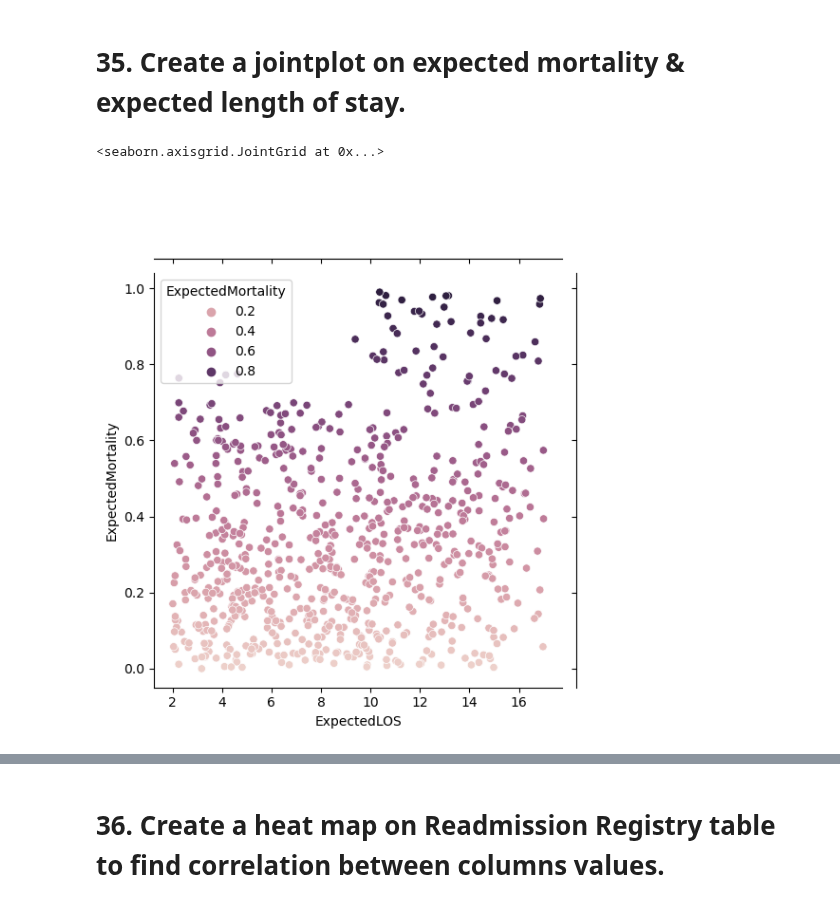
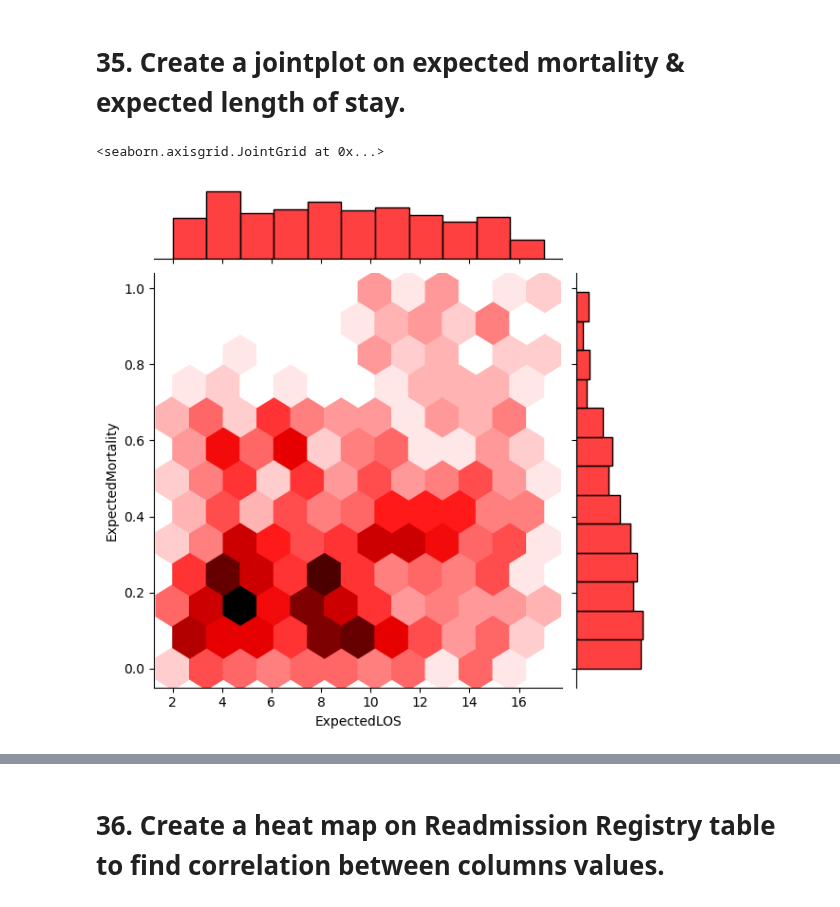
Before and after one commit to Amitha-sridhar/Py-Coders, a Jupyter notebook: Py Hack.ipynb, the cells around one changed output, grey strips where cells are left out. Drawn from its saved outputs; the diff is of its cells as text; code cells hidden in the pictures.

```diff
--- a/Py Hack.ipynb
+++ b/Py Hack.ipynb
@@ -209,7 +209,10 @@ There are 15 White Spanish Male patients.
 # 35. Create a jointplot on expected mortality & expected length of stay.
 # %%
 # using "ReAdmissionRegistry" Table
-sns.jointplot(x=df_hosp['ReAdmissionRegistry']['ExpectedLOS'], y=df_hosp['ReAdmissionRegistry']['ExpectedMortality'], kind="scatter", hue=df_hosp['ReAdmissionRegistry']['ExpectedMortality'])
+sns.jointplot(x='ExpectedLOS',
+              y='ExpectedMortality',
+              data = df_hosp['ReAdmissionRegistry'],
+              kind="hex", color = 'red')
 # %% [output]
 <seaborn.axisgrid.JointGrid at 0x...>
-[figure, old version]
+[figure, new version]
```
Also changed, not shown: parts of 5 cells of this notebook, 1 other file.
